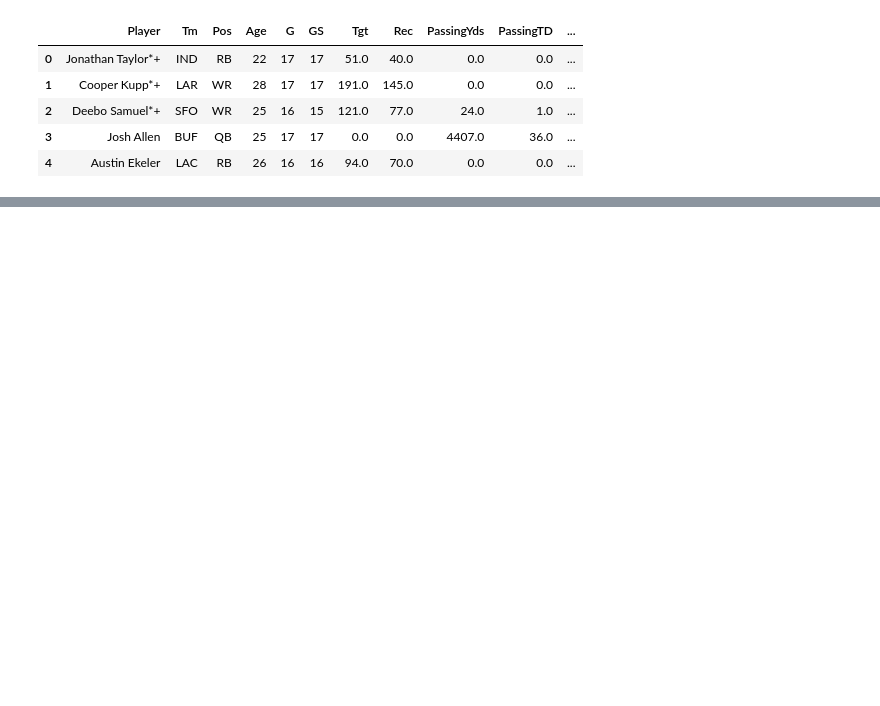
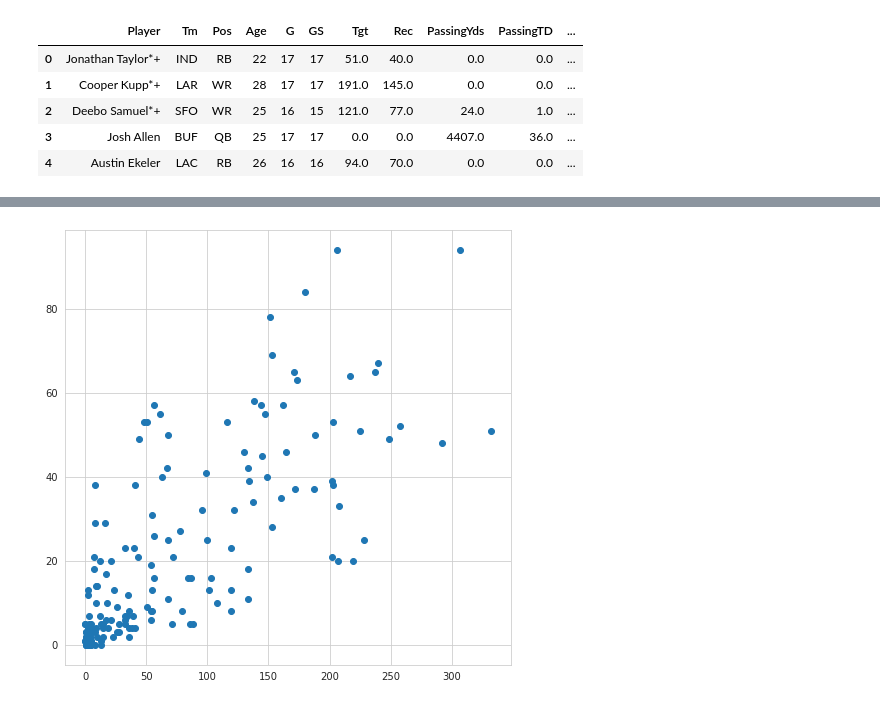
Before and after one commit to aaronpetryio/ffdp-exercises, a Jupyter notebook: ffdp_dataviz.ipynb, the cells around one changed output, grey strips where cells are left out. Saved outputs shown, nothing was run; the diff lists cells and outputs as text; code cells hidden in the pictures; blank space fills up the shorter version.

```diff
--- a/ffdp_dataviz.ipynb
+++ b/ffdp_dataviz.ipynb
@@ -19,0 +89,6 @@ df.head()
+# %%
+plt.figure(figsize=(8,8))
+
+plt.scatter(x=rb_df['RushingAtt'], y=rb_df['Tgt']);
+# %% [output]
+[figure, added]
```
Also changed, not shown: parts of 16 cells of this notebook.
